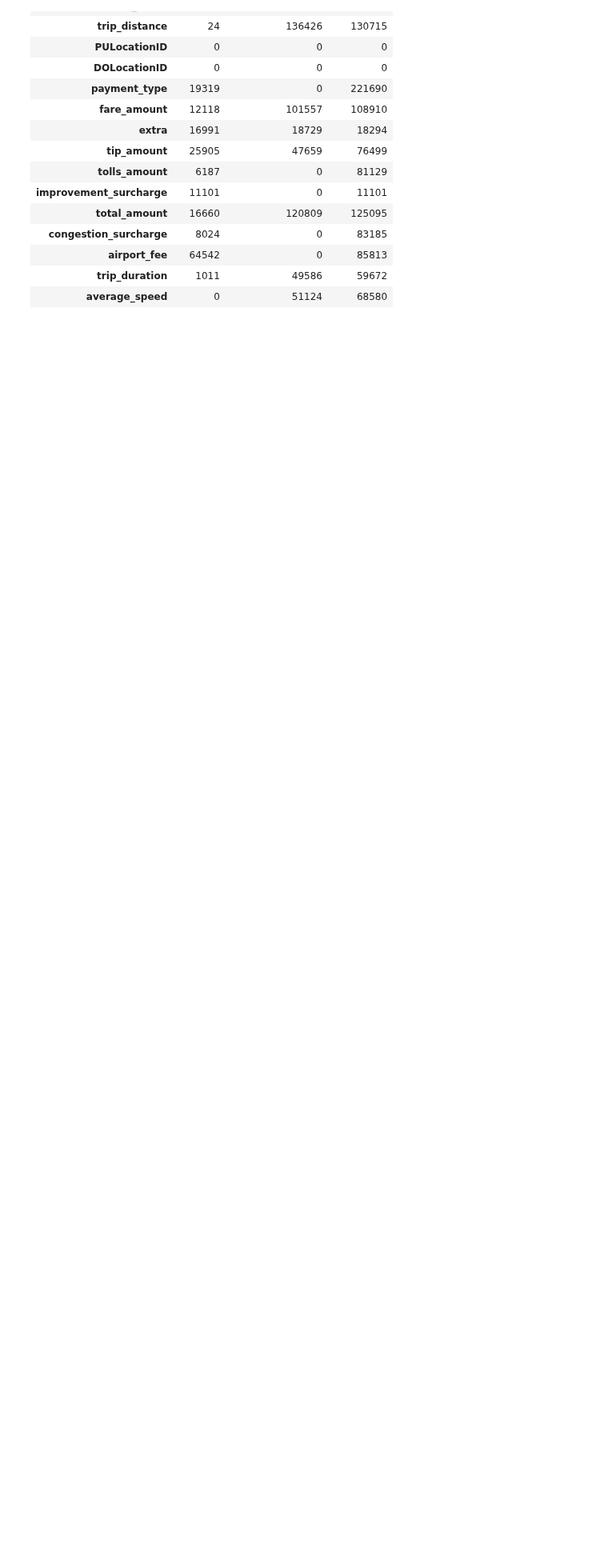
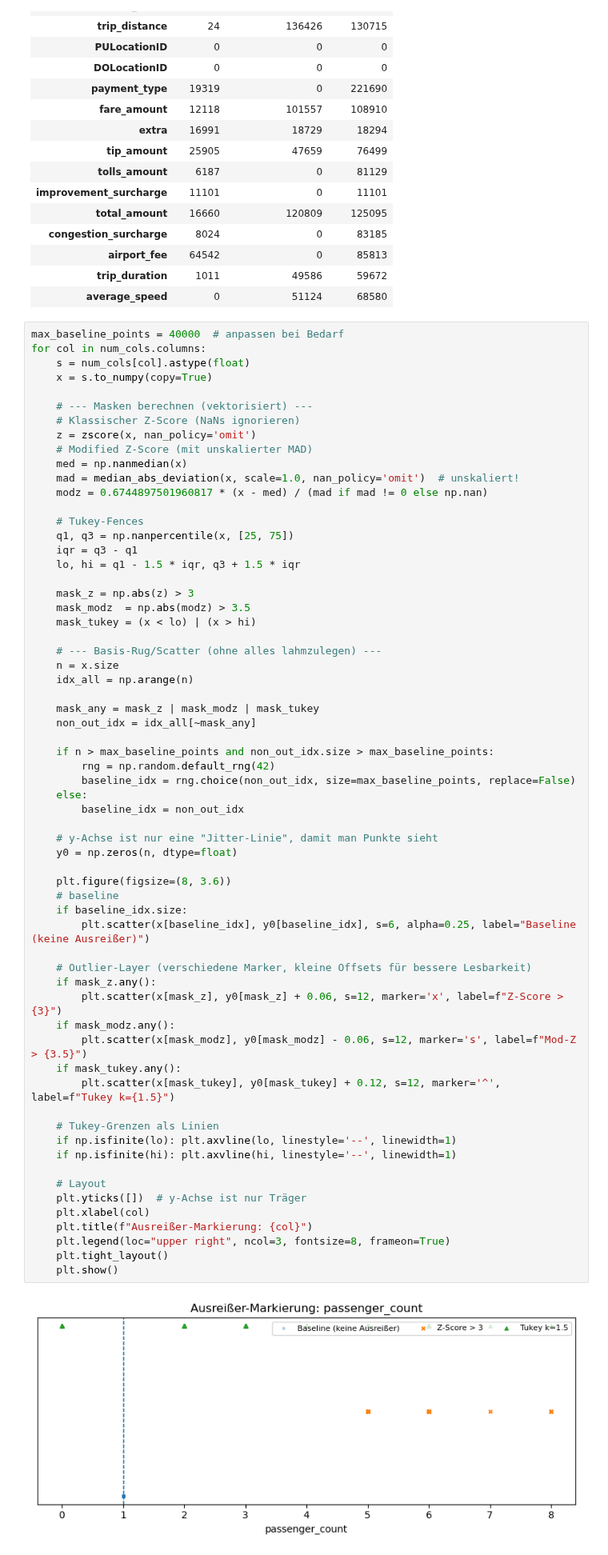
Before and after one commit to Benjam1nP/Statistic-Data-Sience-Project, a Jupyter notebook: notebooks/2_Deskriptive_Statistik_&_Visualisierung.ipynb, the cells around one changed output. Shown at 80% size. Cells and saved outputs as stored; diff of their text form; blank space fills up the shorter version.

Commit message:
[feature|outliers] Add visual diagnostic plots for Z-Score, Modified Z-Score, and Tukey outlier detection

```diff
--- a/notebooks/2_Deskriptive_Statistik_&_Visualisierung.ipynb
+++ b/notebooks/2_Deskriptive_Statistik_&_Visualisierung.ipynb
@@ -196,3 +189,68 @@ create_outlier_table(num_cols)
 | airport_fee | 64542 | 0 | 85813 |
 | trip_duration | 1011 | 49586 | 59672 |
 | average_speed | 0 | 51124 | 68580 |
+# %%
+max_baseline_points = 40000  # anpassen bei Bedarf
+for col in num_cols.columns:
+    s = num_cols[col].astype(float)
+    x = s.to_numpy(copy=True)
+
+    # --- Masken berechnen (vektorisiert) ---
+    # Klassischer Z-Score (NaNs ignorieren)
+    z = zscore(x, nan_policy='omit')
+    # Modified Z-Score (mit unskalierter MAD)
+    med = np.nanmedian(x)
+    mad = median_abs_deviation(x, scale=1.0, nan_policy='omit')  # unskaliert!
+    modz = 0.6744897501960817 * (x - med) / (mad if mad != 0 else np.nan)
+
+    # Tukey-Fences
+    q1, q3 = np.nanpercentile(x, [25, 75])
+    iqr = q3 - q1
+    lo, hi = q1 - 1.5 * iqr, q3 + 1.5 * iqr
+
+    mask_z = np.abs(z) > 3
+    mask_modz  = np.abs(modz) > 3.5
+    mask_tukey = (x < lo) | (x > hi)
+
+    # --- Basis-Rug/Scatter (ohne alles lahmzulegen) ---
+    n = x.size
+    idx_all = np.arange(n)
+
+    mask_any = mask_z | mask_modz | mask_tukey
+    non_out_idx = idx_all[~mask_any]
+
+    if n > max_baseline_points and non_out_idx.size > max_baseline_points:
+        rng = np.random.default_rng(42)
+        baseline_idx = rng.choice(non_out_idx, size=max_baseline_points, replace=False)
+    else:
+        baseline_idx = non_out_idx
+
+    # y-Achse ist nur eine "Jitter-Linie", damit man Punkte sieht
+    y0 = np.zeros(n, dtype=float)
+
+    plt.figure(figsize=(8, 3.6))
+    # baseline
+    if baseline_idx.size:
+        plt.scatter(x[baseline_idx], y0[baseline_idx], s=6, alpha=0.25, label="Baseline (keine Ausreißer)")
+
+    # Outlier-Layer (verschiedene Marker, kleine Offsets für bessere Lesbarkeit)
+    if mask_z.any():
+        plt.scatter(x[mask_z], y0[mask_z] + 0.06, s=12, marker='x', label=f"Z-Score > {3}")
+    if mask_modz.any():
+        plt.scatter(x[mask_modz], y0[mask_modz] - 0.06, s=12, marker='s', label=f"Mod-Z > {3.5}")
+    if mask_tukey.any():
+        plt.scatter(x[mask_tukey], y0[mask_tukey] + 0.12, s=12, marker='^', label=f"Tukey k={1.5}")
+
+    # Tukey-Grenzen als Linien
+    if np.isfinite(lo): plt.axvline(lo, linestyle='--', linewidth=1)
+    if np.isfinite(hi): plt.axvline(hi, linestyle='--', linewidth=1)
+
+    # Layout
+    plt.yticks([])  # y-Achse ist nur Träger
+    plt.xlabel(col)
+    plt.title(f"Ausreißer-Markierung: {col}")
+    plt.legend(loc="upper right", ncol=3, fontsize=8, frameon=True)
+    plt.tight_layout()
+    plt.show()
+# %% [output]
+[figure, added]
```
Also changed, not shown: parts of 3 cells of this notebook.
